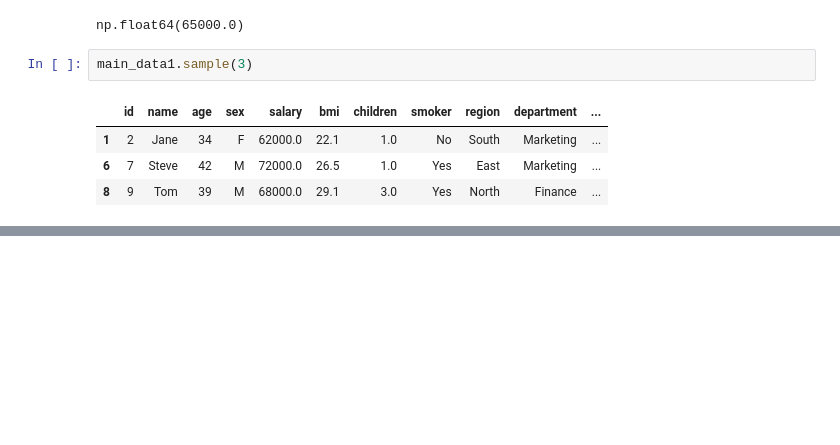
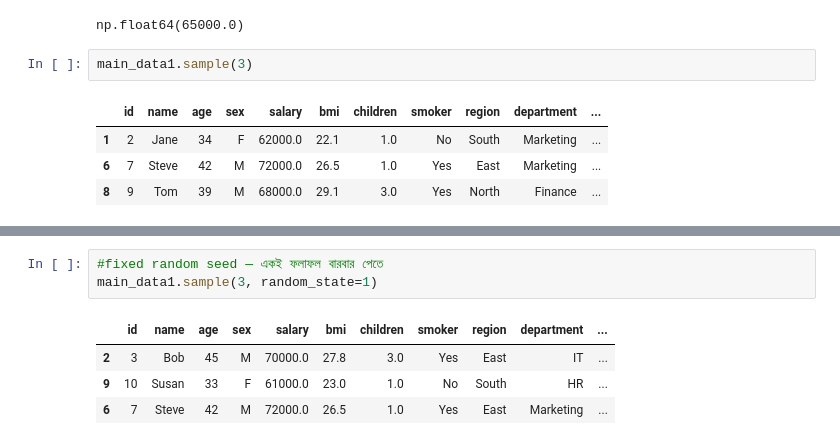
Before and after one commit to Md-Maruf-1727/LearningPractices, a Jupyter notebook: Pandas/Pandas5.ipynb, the cells around one changed output, grey strips where cells are left out. Saved outputs shown, nothing was run; the diff lists cells and outputs as text; blank space fills up the shorter version.

```diff
--- a/Pandas/Pandas5.ipynb
+++ b/Pandas/Pandas5.ipynb
@@ -417,0 +419,8 @@ main_data1.sample(frac=0.5)
+# %%
+#fixed random seed — একই ফলাফল বারবার পেতে
+main_data1.sample(3, random_state=1)
+# %% [output]
+|  | id | name | age | sex | salary | bmi | children | smoker | region | department | ... |
+| 2 | 3 | Bob | 45 | M | 70000.0 | 27.8 | 3.0 | Yes | East | IT | ... |
+| 9 | 10 | Susan | 33 | F | 61000.0 | 23.0 | 1.0 | No | South | HR | ... |
+| 6 | 7 | Steve | 42 | M | 72000.0 | 26.5 | 1.0 | Yes | East | Marketing | ... |
```
Also changed, not shown: parts of 4 cells of this notebook.
